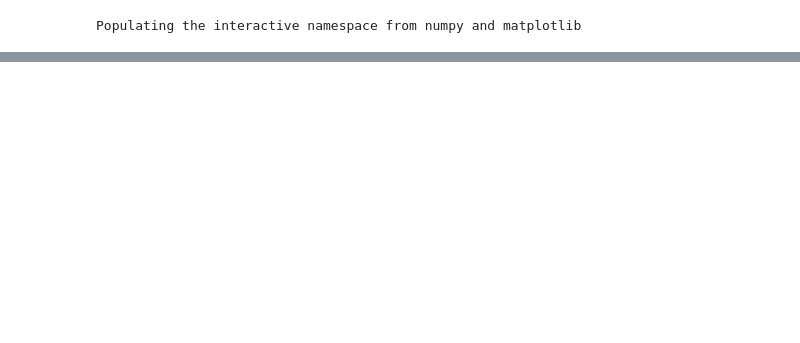
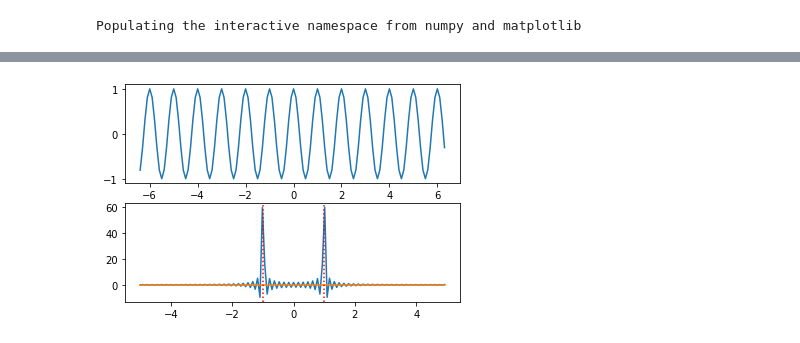
Before and after one commit to david-hoffman/pyotf, a Jupyter notebook: notebooks/Microscope Imaging Models/SIM.ipynb, the cells around one changed output, grey strips where cells are left out. Saved outputs shown, nothing was run; the diff lists cells and outputs as text; code cells hidden in the pictures; blank space fills up the shorter version.

```diff
--- a/notebooks/Microscope Imaging Models/SIM.ipynb
+++ b/notebooks/Microscope Imaging Models/SIM.ipynb
@@ -124,0 +68,15 @@ ss.max()
+# %%
+fig, (ax_real, ax_freq) = plt.subplots(2)
+dx = 0.1
+n = 128
+x = (np.arange(n) - (n + 1) // 2) * dx
+y = cos(2 * pi * x)
+fx = (np.arange(n) - (n + 1) // 2)/ dx / n
+fy = easy_fft(y)
+ax_real.plot(x, y)
+ax_freq.plot(fx, fy.real)
+ax_freq.plot(fx, fy.imag)
+for i in (-1, 1):
+    ax_freq.axvline(i, c="r", ls=":")
+# %% [output]
+[figure, added]
```
Also changed, not shown: parts of 18 cells of this notebook.
